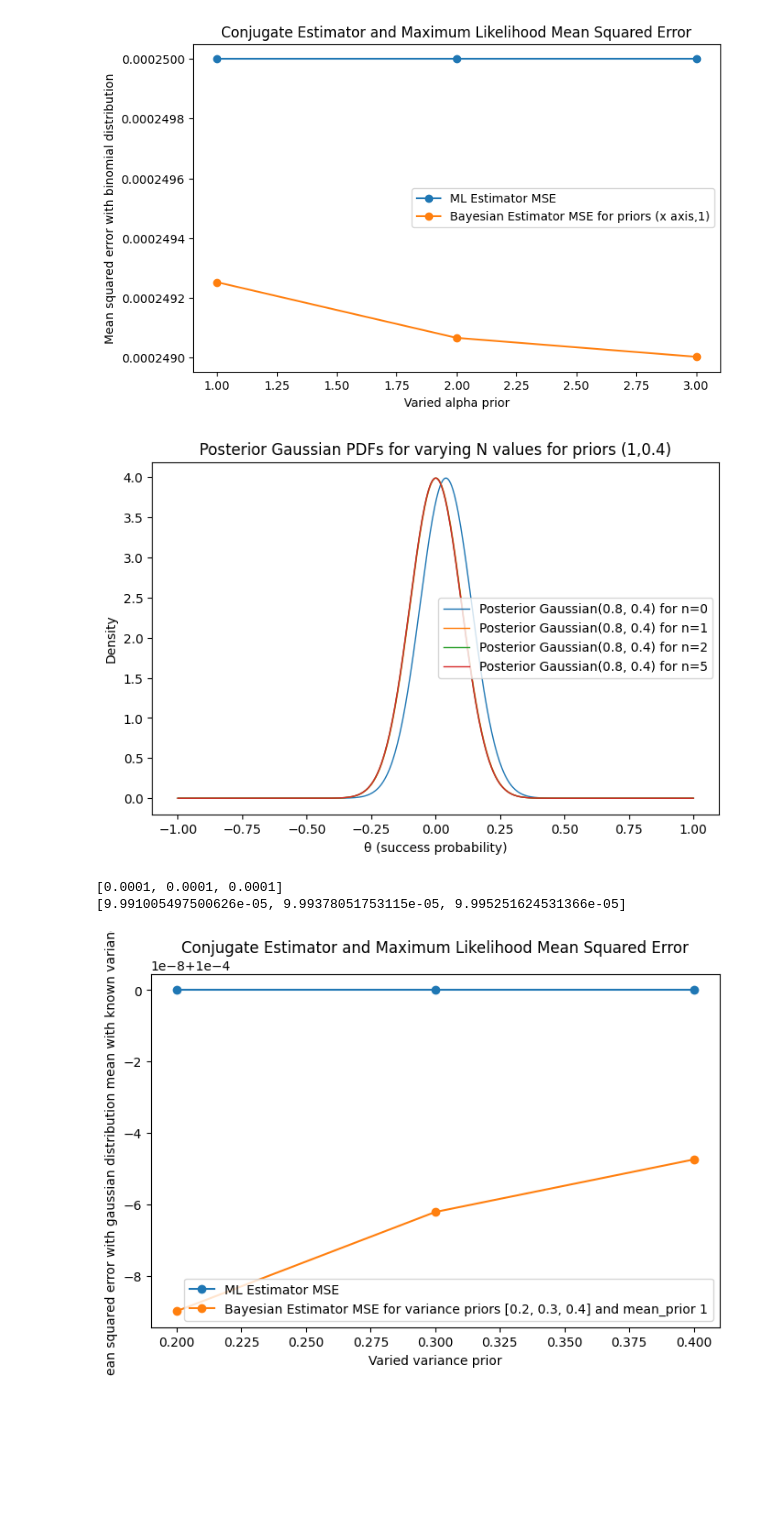
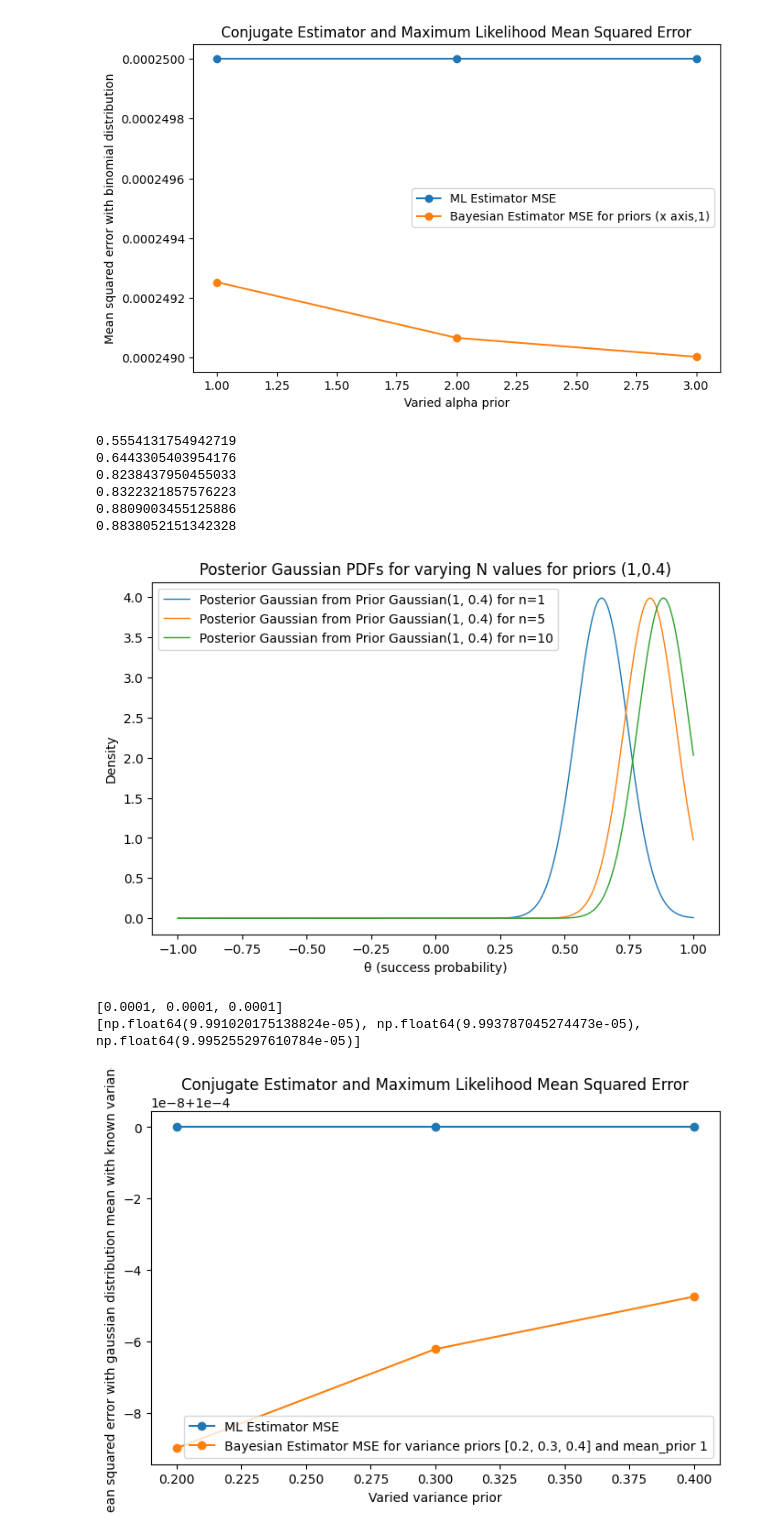
Before and after one commit to Supernova2002/ECE-474-Bayesian-Machine-Learning, a Jupyter notebook: conjugate_priors.ipynb, the cells around one changed output. Drawn from its saved outputs; the diff is of its cells as text; code cells hidden in the pictures; blank space fills up the shorter version.

Commit message:
fixing up gaussian mean estimation

```diff
--- a/conjugate_priors.ipynb
+++ b/conjugate_priors.ipynb
@@ -69,44 +69,53 @@ variance_priors = [0.2,0.3,0.4]
 mean_prior = 1
 true_mean = 0.8
 true_var = 0.1
-n_values = [0,1,2, 5]
+n_values = [1,5, 10]
+
 #say true mean and variance are 0.8 and 0.1 respectively as in the textbook
 ml_mses = []
 bayes_mses = []
 n = 1000
+normal_samples = np.random.normal(true_mean, true_var, n)
 for variance_prior in variance_priors:
 
-    ml_estimator = true_mean
-    bayes_estimator = mean_prior * (true_var/(n*variance_prior + true_var)) + true_mean * (n*variance_prior/(n*variance_prior + true_var))
+    ml_estimator = normal_samples.mean()
+    bayes_estimator = mean_prior * (true_var/(n*variance_prior + true_var)) + ml_estimator * (n*variance_prior/(n*variance_prior + true_var))
     ml_mse = true_var / n
     ml_mses.append(ml_mse)
     bayes_mse = (true_var /(true_var + n * variance_prior)) **2 * (mean_prior - bayes_estimator)**2 + ml_mse * (n*variance_prior /(true_var + n * variance_prior))**2
     bayes_mses.append(bayes_mse)
     theta = np.linspace(0, 1, n)
     if variance_prior == 0.4:
         loop_pdfs = []
         plt.figure(figsize=(8, 5))
         for loopN in n_values:
-            loop_bayes_mse = (true_var /(true_var + loopN * variance_prior)) **2 * (mean_prior - bayes_estimator)**2 + ml_mse * (loopN*variance_prior /(true_var + loopN * variance_prior))**2
+            normal_samples = np.random.normal(true_mean, true_var, loopN)
+            ml_estimator = normal_samples.mean()
+            loop_bayes_estimator = mean_prior * (true_var/(loopN*variance_prior + true_var)) + ml_estimator * (loopN*variance_prior/(loopN*variance_prior + true_var))
+            #loop_bayes_mse = (true_var /(true_var + loopN * variance_prior)) **2 * (mean_prior - bayes_estimator)**2 + ml_mse * (loopN*variance_prior /(true_var + loopN * variance_prior))**2
             theta = np.linspace(-1, 1, 400)
-            plt.plot(theta, norm.pdf(theta, loop_bayes_mse, true_var), label=f"Posterior Gaussian({true_mean}, {variance_prior}) for n={loopN}", linewidth=1)
+            plt.plot(theta, norm.pdf(theta, loop_bayes_estimator, true_var), label=f"Posterior Gaussian from Prior Gaussian({mean_prior}, {variance_prior}) for n={loopN}", linewidth=1)
         plt.title(f"Posterior Gaussian PDFs for varying N values for priors ({mean_prior},{variance_prior})")
         plt.xlabel("θ (success probability)")
         plt.ylabel("Density")
         plt.legend()
         plt.show()
-print(ml_mses)
-print(bayes_mses)
 plt.figure(figsize=(8, 5))
 plt.plot(variance_priors, ml_mses, label=f"ML Estimator MSE", marker='o')
-plt.plot(variance_priors, bayes_mses, label=f"Bayesian Estimator MSE for variance priors {variance_priors} and mean_prior 1", marker='o')
+plt.plot(variance_priors, bayes_mses, label=f"Bayesian Estimator MSE for variance priors {variance_priors} and mean prior 1", marker='o')
 plt.title("Conjugate Estimator and Maximum Likelihood Mean Squared Error")
 plt.xlabel("Varied variance prior")
 plt.ylabel("Mean squared error with gaussian distribution mean with known variance")
 plt.legend()
 plt.show()
 # %% [output]
+0.5554131754942719
+0.6443305403954176
+0.8238437950455033
+0.8322321857576223
+0.8809003455125886
+0.8838052151342328
-[figure, old version]
+[figure, new version]
-[0.0001, 0.0001, 0.0001]
-[9.991005497500626e-05, 9.99378051753115e-05, 9.995251624531366e-05]
+[0.0001, 0.0001, 0.0001]
+[np.float64(9.991020175138824e-05), np.float64(9.993787045274473e-05), np.float64(9.995255297610784e-05)]
 [figure]
```
